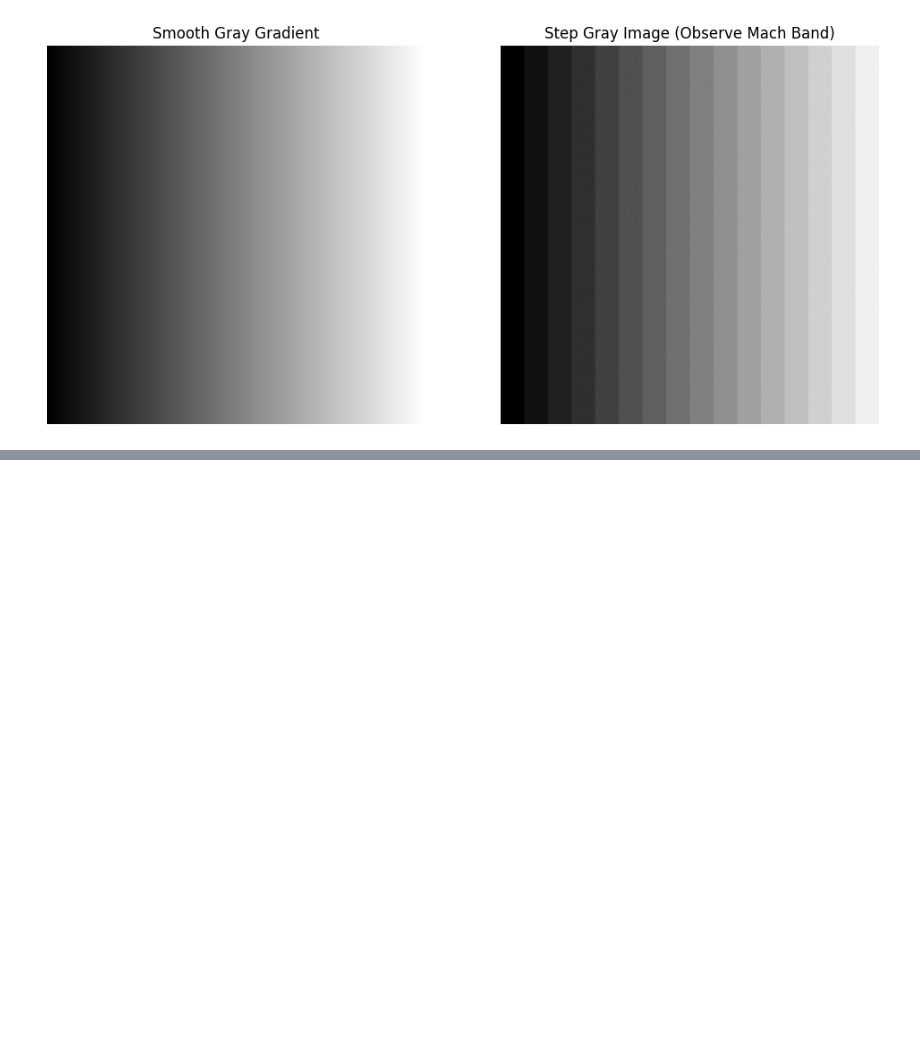
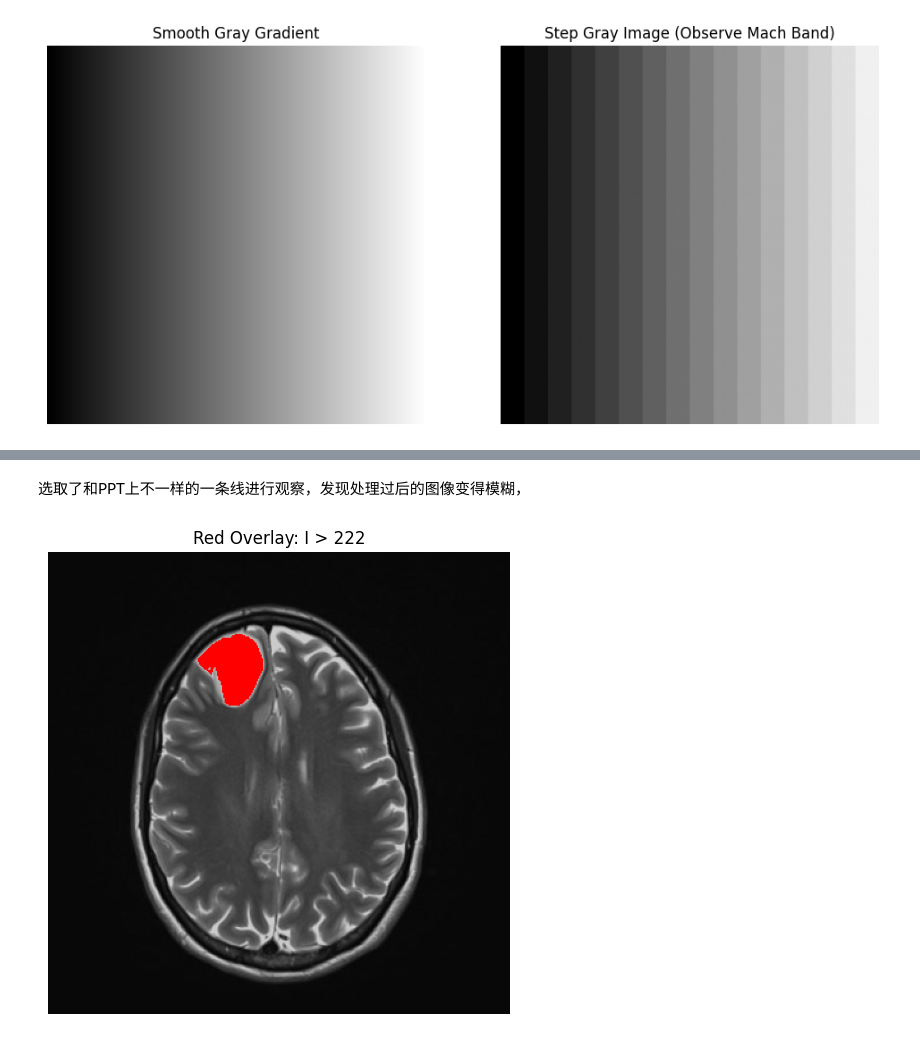
Before and after one commit to Ethereal-26857/DIP_project, a Jupyter notebook: LAB1_3230100700_final.ipynb, the cells around one changed output, grey strips where cells are left out. Drawn from its saved outputs; the diff is of its cells as text; code cells hidden in the pictures; blank space fills up the shorter version.

```diff
--- a/LAB1_3230100700_final.ipynb
+++ b/LAB1_3230100700_final.ipynb
@@ -33,0 +161,43 @@ plt.show()
+# %% [markdown]
+选取了和PPT上不一样的一条线进行观察，发现处理过后的图像变得模糊，
+# %%
+# Project 4 Color Image
+import scipy.io as sio
+import numpy as np
+import matplotlib.pyplot as plt
+
+# 参数设置
+mat_path = r"D:\课程\专业课\生物医学图像处理\lab1\lab1.mat"
+threshold = 222  # Color Overlay 阈值
+
+# 读取 .mat 文件
+mat = sio.loadmat(mat_path)
+if 'data' in mat:
+    img = mat['data']
+else:
+    print(mat.keys())
+    raise ValueError("请确认 .mat 文件里图像变量名")
+
+# 确保是二维灰度图
+img = np.array(img, dtype=np.uint8)
+
+# Color Overlay
+# 生成 mask
+mask = img > threshold  # 大于阈值的像素为 True
+
+# 转成 3 通道彩色图
+color_img = np.stack([img, img, img], axis=-1)
+
+# mask 放入红色通道
+color_img[mask, 0] = 255  # 红色通道
+color_img[mask, 1] = 0  # 保留绿色
+color_img[mask, 2] = 0  # 保留蓝色
+
+# 可视化彩色叠加
+plt.figure(figsize=(6, 6))
+plt.imshow(color_img)
+plt.title(f"Red Overlay: I > {threshold}")
+plt.axis('off')
+plt.show()
+# %% [output]
+[figure, added]
```
Also changed, not shown: parts of 3 cells of this notebook, 2 other files.
